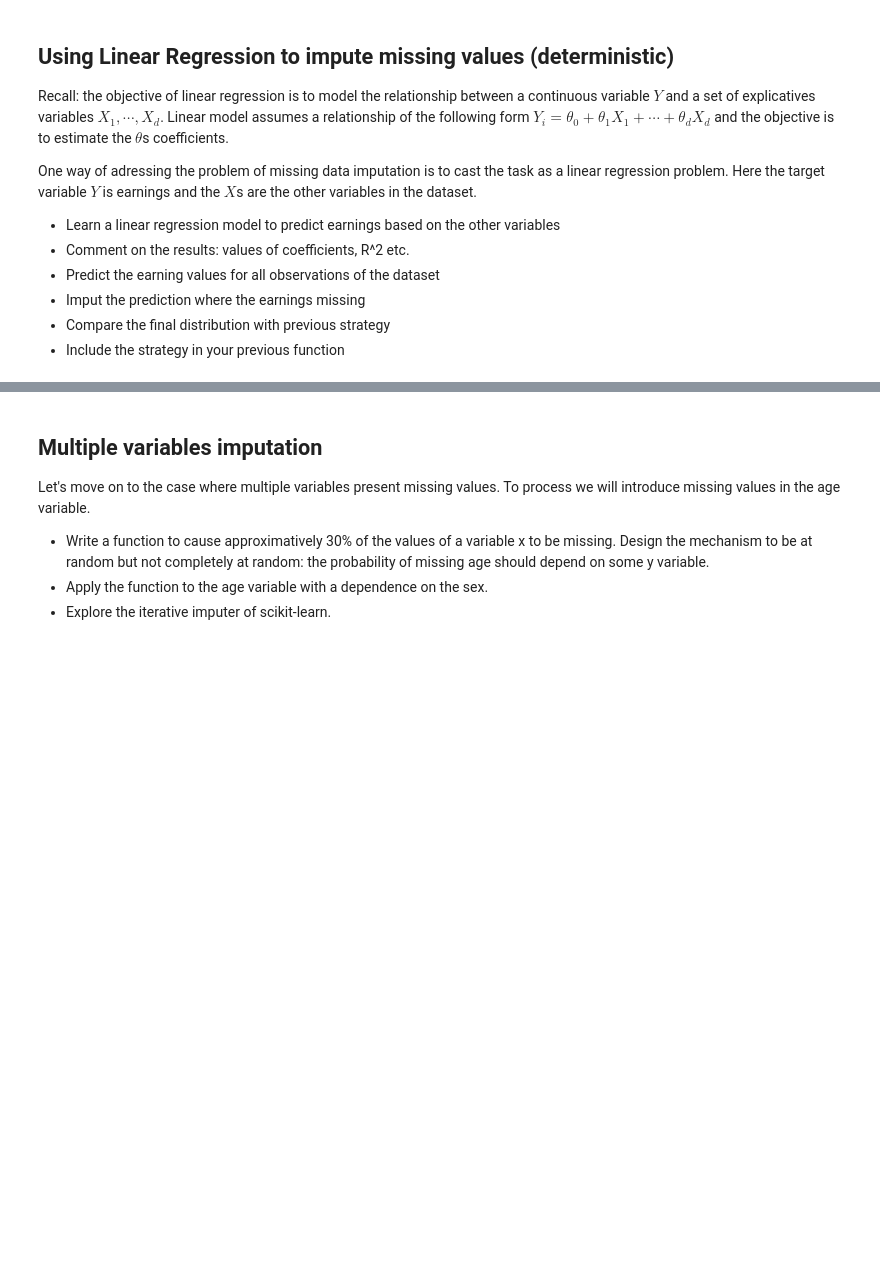
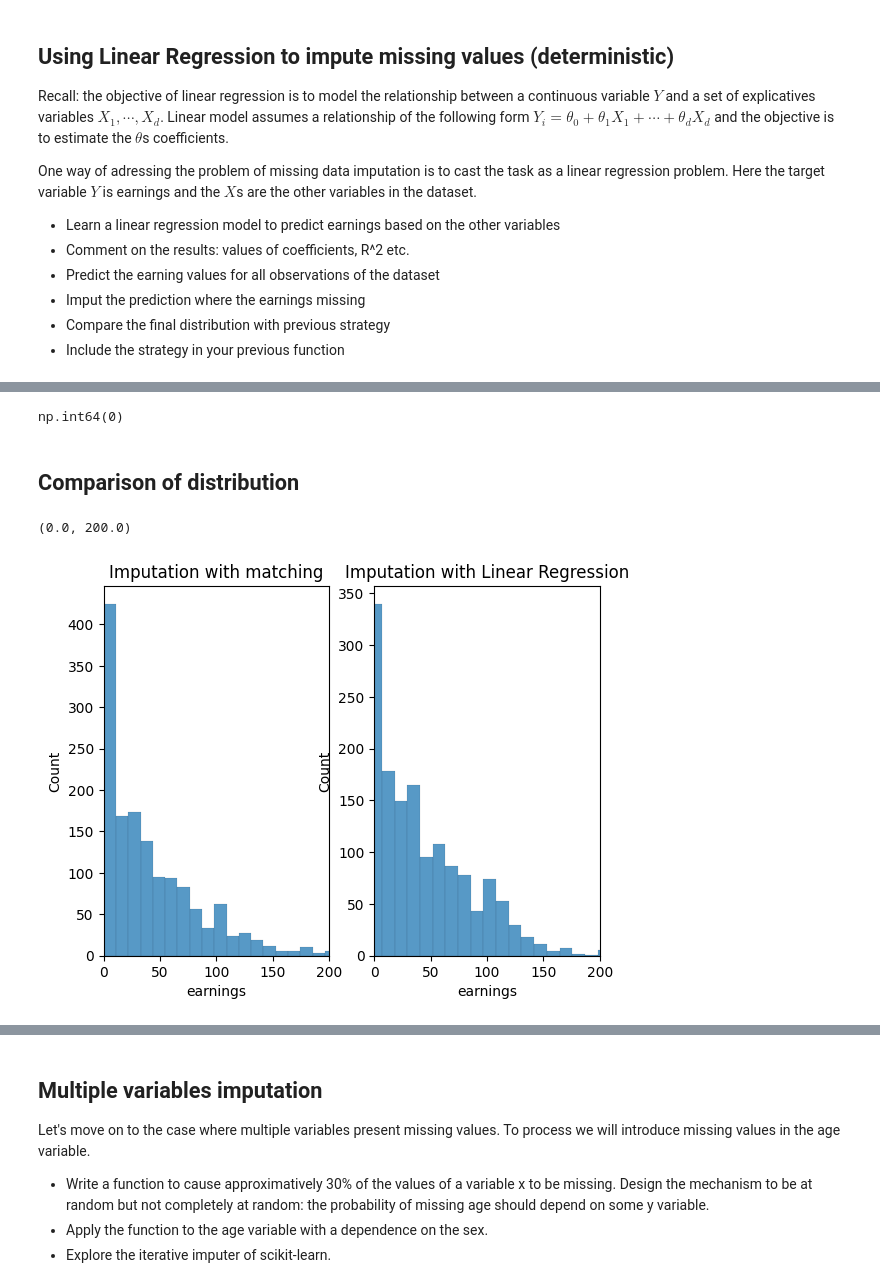
Before and after one commit to MitaDataAI/EDA, a Jupyter notebook: lab2-missing.ipynb, the cells around one changed output, grey strips where cells are left out. Saved outputs shown, nothing was run; the diff lists cells and outputs as text; code cells hidden in the pictures; blank space fills up the shorter version.

Commit message:
Linear Regression vs Matching for imputation

```diff
--- a/lab2-missing.ipynb
+++ b/lab2-missing.ipynb
@@ -319,0 +464,5 @@ One way of adressing the problem of missing data imputation is to cast the task
+# %%
+X = df.drop(columns=["earnings"])
+# %%
+Y_predict = reg.predict(X)
+print(Y_predict)
@@ -319,0 +474,3 @@ One way of adressing the problem of missing data imputation is to cast the task
+# %%
+df["earnings_predict"] = np.nan
+df["earnings_predict"] = Y_predict
@@ -319,0 +486,2 @@ One way of adressing the problem of missing data imputation is to cast the task
+# %%
+df["earnings"] = df["earnings"].fillna(df["earnings_predict"])
@@ -319,0 +497,19 @@ One way of adressing the problem of missing data imputation is to cast the task
+# %%
+df["earnings"].isna().sum()
+# %% [output]
+np.int64(0)
+# %% [markdown]
+## Comparison of distribution
+# %%
+fig = plt.figure()
+ax1 = fig.add_subplot(1,2,1)
+sns.histplot(df_earning_imputed_KNN["earnings"])
+plt.title("Imputation with matching")
+plt.xlim(0,200)
+ax2 = fig.add_subplot(1,2,2)
+plt.title("Imputation with Linear Regression")
+sns.histplot(df["earnings"])
+plt.xlim(0,200)
+# %% [output]
+(0.0, 200.0)
+[figure, added]
```
Also changed, not shown: parts of 36 cells of this notebook.
